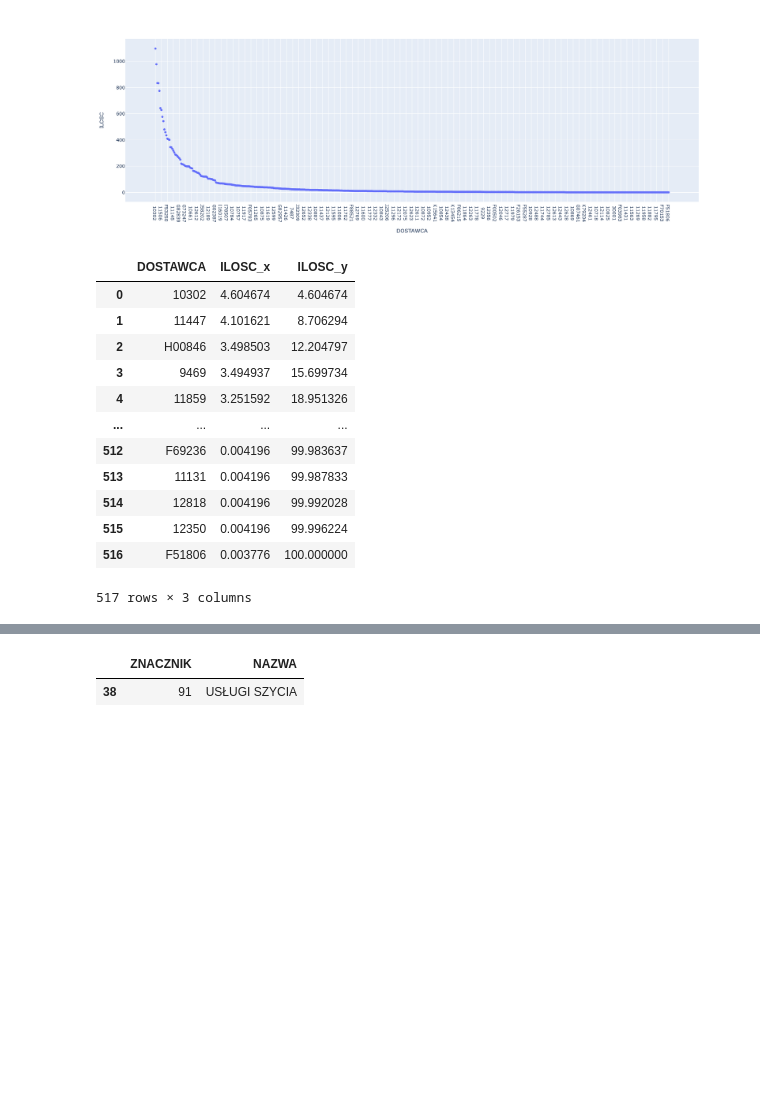
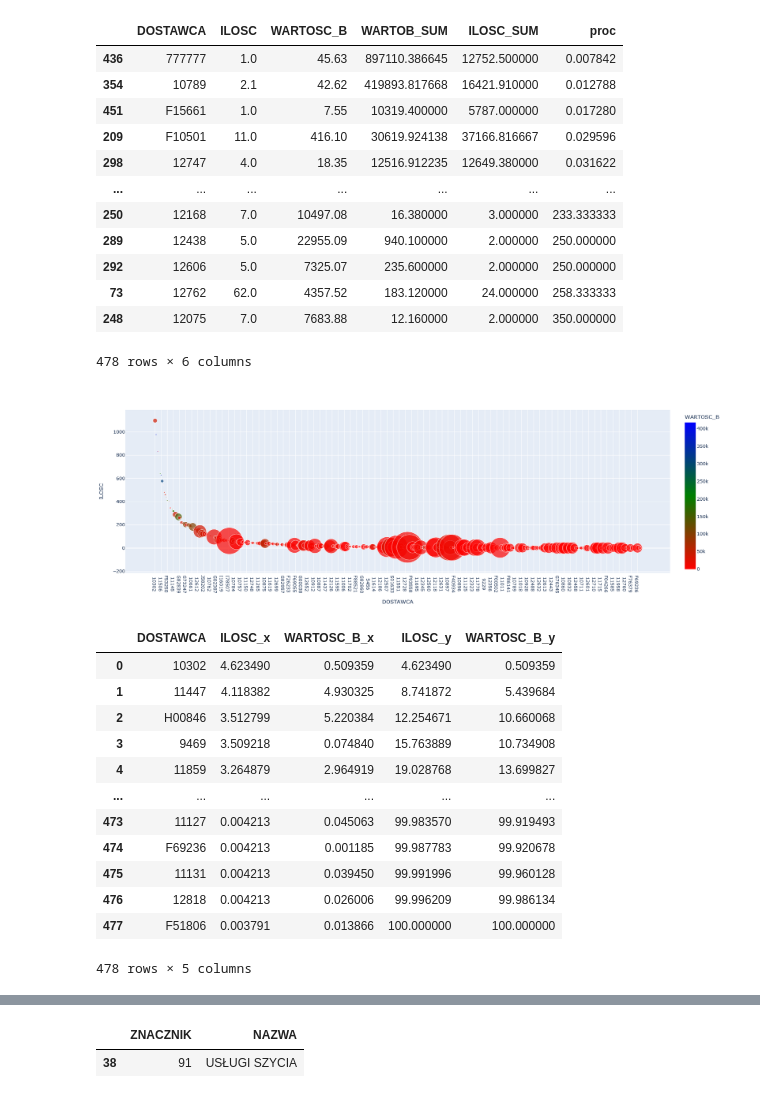
Before and after one commit to plggrzybuch/reklamacje, a Jupyter notebook: reklamacje_sql.ipynb, the cells around one changed output, grey strips where cells are left out. Saved outputs shown, nothing was run; the diff lists cells and outputs as text; code cells hidden in the pictures; blank space fills up the shorter version.

```diff
--- a/reklamacje_sql.ipynb
+++ b/reklamacje_sql.ipynb
@@ -239,33 +119,68 @@ df_szac.loc[df_szac['uz_nr']=='00139273']
 # %%
-def func_plot_scatter(df, dict_agg, gr):
-    df=df.loc[df['ANALIT01'].isin(['LI','FE', 'OU'])].groupby([gr]).agg(dict_agg).sort_values(by='ILOSC', ascending=False).reset_index()
-    fig=px.scatter(df,
+def func_plot_scatter(df, dict_agg, gr,
+                     df_sell):
+    df_sell=df_sell.loc[df_sell['ILOSC_SUM']>1]
+    df=df.loc[df['ANALIT01'].isin(['LI','FE', 'OU'])]
+    df_dostawca_produkt=df[['DOSTAWCA','KOD_TEMA']].drop_duplicates()
+    df_gr_filtr=df[[gr]].drop_duplicates()
+    df_gr=df.groupby(gr).agg(dict_agg).sort_values(by='ILOSC', ascending=False).reset_index()
+    df_sell_dostawca_produkt=df_sell.merge(df_dostawca_produkt, how='inner', on=list(df_dostawca_produkt.columns)).\
+                                    groupby(gr).agg({'WARTOB_SUM':'sum'}).reset_index()
+    df_sell=df_sell.merge(df_gr_filtr, how='inner', on=list(df_gr_filtr.columns)).\
+                    groupby(gr).agg({'WARTOB_SUM':'sum',
+                                    'ILOSC_SUM':'sum'}).reset_index()
+    df_gr=df_gr.merge(df_sell, how='inner', on=gr)
+    df_gr['proc']=df_gr['ILOSC']/df_gr['ILOSC_SUM']*100
+    display(df_gr.sort_values(by='proc'))
+    fig=px.scatter(df_gr,
                   x=gr,
                   y='ILOSC',
+                   color='WARTOSC_B',
+                   size='proc',
+                   color_continuous_scale=["red", "green", "blue"],
                   #color='NAZWA_ZNACZNIK',
-                  height=600)#,
+                  height=600,
+                  size_max=60)#,
                   #log_y=True)
     fig.show()
 
-    _=df[dict_agg.keys()]/df[dict_agg.keys()].sum()*100
-    _1=(df[dict_agg.keys()]/df[dict_agg.keys()].sum()*100).cumsum()
-    display(df[[gr]].merge(_, how='left', left_index=True, right_index=True).merge(_1, how='left', left_index=True, right_index=True))
+    _=df_gr[dict_agg.keys()]/df_gr[dict_agg.keys()].sum()*100
+    _1=(df_gr[dict_agg.keys()]/df_gr[dict_agg.keys()].sum()*100).cumsum()
+    display(df_gr[[gr]].merge(_, how='left', left_index=True, right_index=True).merge(_1, how='left', left_index=True, right_index=True))
+    # display(df_sell_dostawca_produkt)
+    # display(df_sell)
     return
 # %%
-func_plot_scatter(df_fi, {'ILOSC':'sum'}, 'DOSTAWCA')
+func_plot_scatter(df_fi, {'ILOSC':'sum',
+                         'WARTOSC_B':'sum'},
+                  'DOSTAWCA',
+                 df_sell)
 # %% [output]
-[figure, old version]
-|  | DOSTAWCA | ILOSC_x | ILOSC_y |
-| 0 | 10302 | 4.604674 | 4.604674 |
-| 1 | 11447 | 4.101621 | 8.706294 |
-| 2 | H00846 | 3.498503 | 12.204797 |
-| 3 | 9469 | 3.494937 | 15.699734 |
-| 4 | 11859 | 3.251592 | 18.951326 |
-| ... | ... | ... | ... |
-| 512 | F69236 | 0.004196 | 99.983637 |
-| 513 | 11131 | 0.004196 | 99.987833 |
-| 514 | 12818 | 0.004196 | 99.992028 |
-| 515 | 12350 | 0.004196 | 99.996224 |
-| 516 | F51806 | 0.003776 | 100.000000 |
+|  | DOSTAWCA | ILOSC | WARTOSC_B | WARTOB_SUM | ILOSC_SUM | proc |
+| 436 | 777777 | 1.0 | 45.63 | 897110.386645 | 12752.500000 | 0.007842 |
+| 354 | 10789 | 2.1 | 42.62 | 419893.817668 | 16421.910000 | 0.012788 |
+| 451 | F15661 | 1.0 | 7.55 | 10319.400000 | 5787.000000 | 0.017280 |
+| 209 | F10501 | 11.0 | 416.10 | 30619.924138 | 37166.816667 | 0.029596 |
+| 298 | 12747 | 4.0 | 18.35 | 12516.912235 | 12649.380000 | 0.031622 |
+| ... | ... | ... | ... | ... | ... | ... |
+| 250 | 12168 | 7.0 | 10497.08 | 16.380000 | 3.000000 | 233.333333 |
+| 289 | 12438 | 5.0 | 22955.09 | 940.100000 | 2.000000 | 250.000000 |
+| 292 | 12606 | 5.0 | 7325.07 | 235.600000 | 2.000000 | 250.000000 |
+| 73 | 12762 | 62.0 | 4357.52 | 183.120000 | 24.000000 | 258.333333 |
+| 248 | 12075 | 7.0 | 7683.88 | 12.160000 | 2.000000 | 350.000000 |
-517 rows × 3 columns
+478 rows × 6 columns
+[figure, new version]
+|  | DOSTAWCA | ILOSC_x | WARTOSC_B_x | ILOSC_y | WARTOSC_B_y |
+| 0 | 10302 | 4.623490 | 0.509359 | 4.623490 | 0.509359 |
+| 1 | 11447 | 4.118382 | 4.930325 | 8.741872 | 5.439684 |
+| 2 | H00846 | 3.512799 | 5.220384 | 12.254671 | 10.660068 |
+| 3 | 9469 | 3.509218 | 0.074840 | 15.763889 | 10.734908 |
+| 4 | 11859 | 3.264879 | 2.964919 | 19.028768 | 13.699827 |
+| ... | ... | ... | ... | ... | ... |
+| 473 | 11127 | 0.004213 | 0.045063 | 99.983570 | 99.919493 |
+| 474 | F69236 | 0.004213 | 0.001185 | 99.987783 | 99.920678 |
+| 475 | 11131 | 0.004213 | 0.039450 | 99.991996 | 99.960128 |
+| 476 | 12818 | 0.004213 | 0.026006 | 99.996209 | 99.986134 |
+| 477 | F51806 | 0.003791 | 0.013866 | 100.000000 | 100.000000 |
+478 rows × 5 columns
 # %%
```
Also changed, not shown: parts of 39 cells of this notebook.
